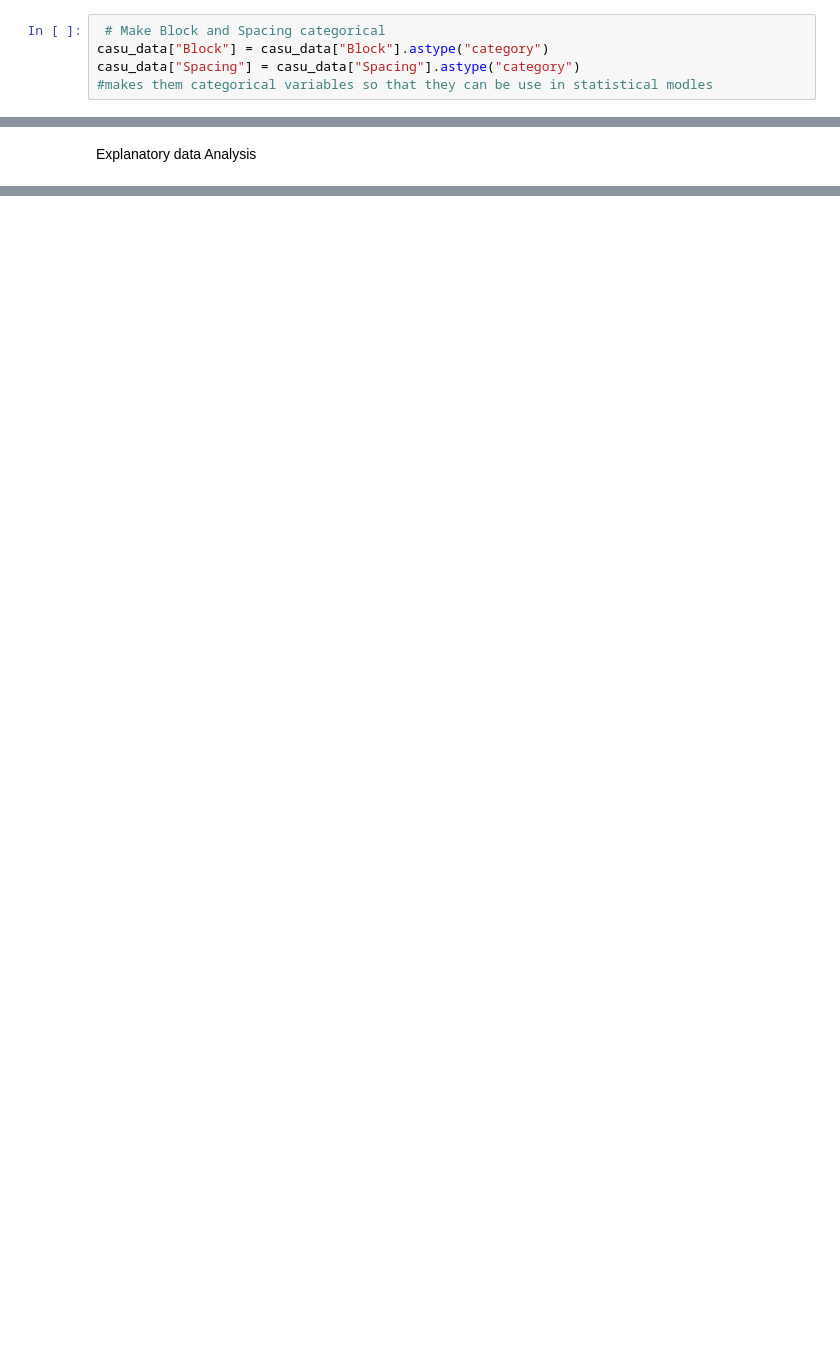
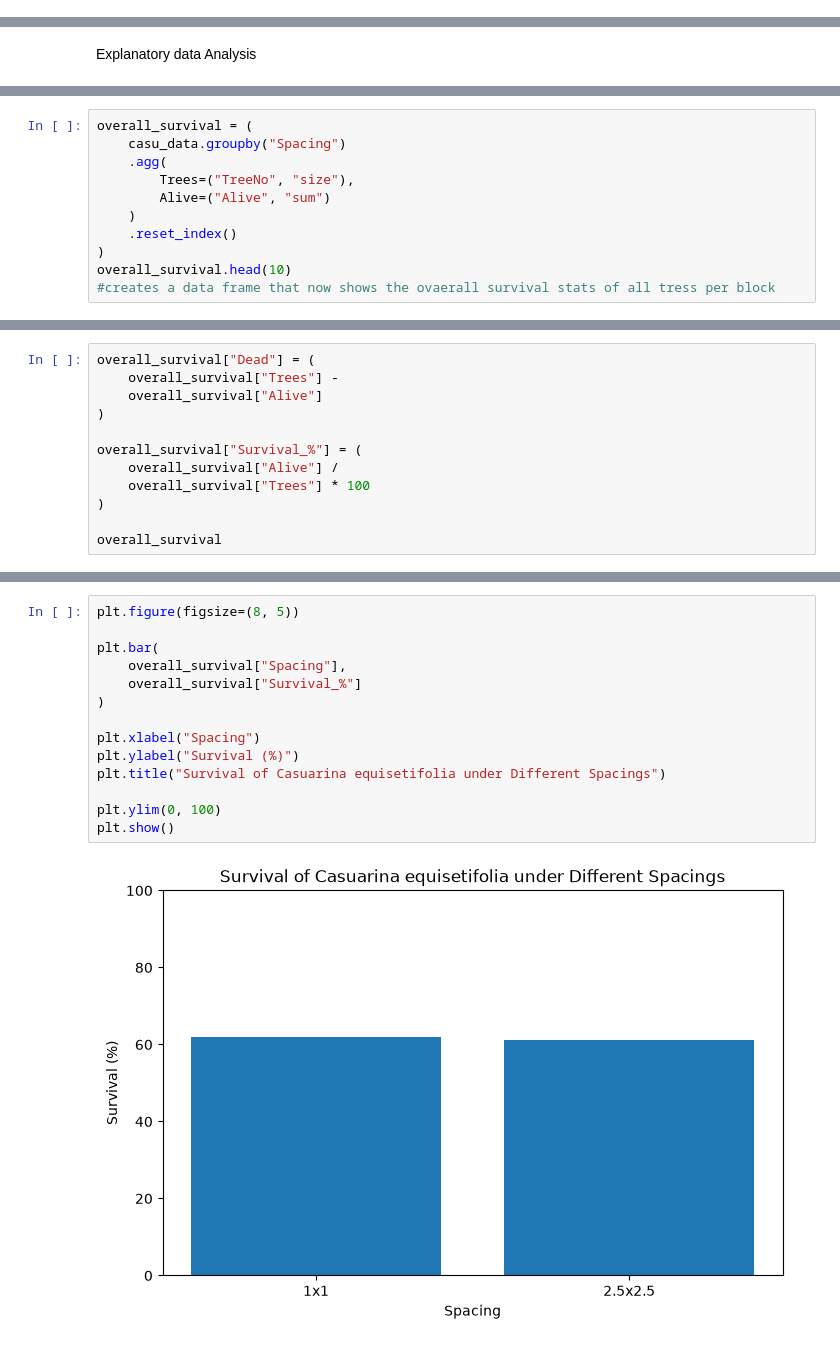
Before and after one commit to kelvinjira/Casaurina_growing, a Jupyter notebook: cas.ipynb, the cells around one changed output, grey strips where cells are left out. Saved outputs shown, nothing was run; the diff lists cells and outputs as text; blank space fills up the shorter version.

```diff
--- a/cas.ipynb
+++ b/cas.ipynb
@@ -40,5 +32,0 @@ casu_data["Height"] = pd.to_numeric(casu_data["Height"], errors="coerce")
-# %%
- # Make Block and Spacing categorical
-casu_data["Block"] = casu_data["Block"].astype("category")
-casu_data["Spacing"] = casu_data["Spacing"].astype("category")
-#makes them categorical variables so that they can be use in statistical modles
@@ -126,0 +139,11 @@ Spacing Block
+# %%
+overall_survival = (
+    casu_data.groupby("Spacing")
+    .agg(
+        Trees=("TreeNo", "size"),
+        Alive=("Alive", "sum")
+    )
+    .reset_index()
+)
+overall_survival.head(10)
+#creates a data frame that now shows the ovaerall survival stats of all tress per block
@@ -126,0 +154,12 @@ Spacing Block
+# %%
+overall_survival["Dead"] = (
+    overall_survival["Trees"] -
+    overall_survival["Alive"]
+)
+
+overall_survival["Survival_%"] = (
+    overall_survival["Alive"] /
+    overall_survival["Trees"] * 100
+)
+
+overall_survival
@@ -126,0 +172,16 @@ Spacing Block
+# %%
+plt.figure(figsize=(8, 5))
+
+plt.bar(
+    overall_survival["Spacing"],
+    overall_survival["Survival_%"]
+)
+
+plt.xlabel("Spacing")
+plt.ylabel("Survival (%)")
+plt.title("Survival of Casuarina equisetifolia under Different Spacings")
+
+plt.ylim(0, 100)
+plt.show()
+# %% [output]
+[figure, added]
```
Also changed, not shown: parts of 26 cells of this notebook.
